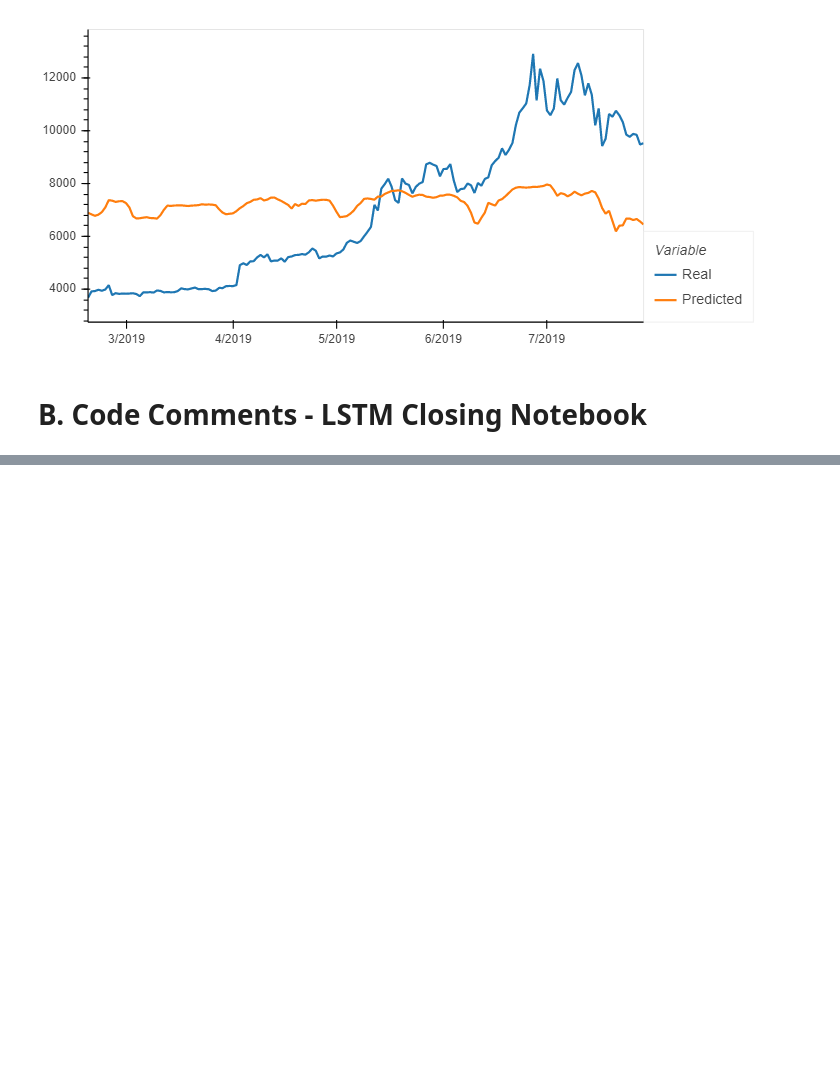
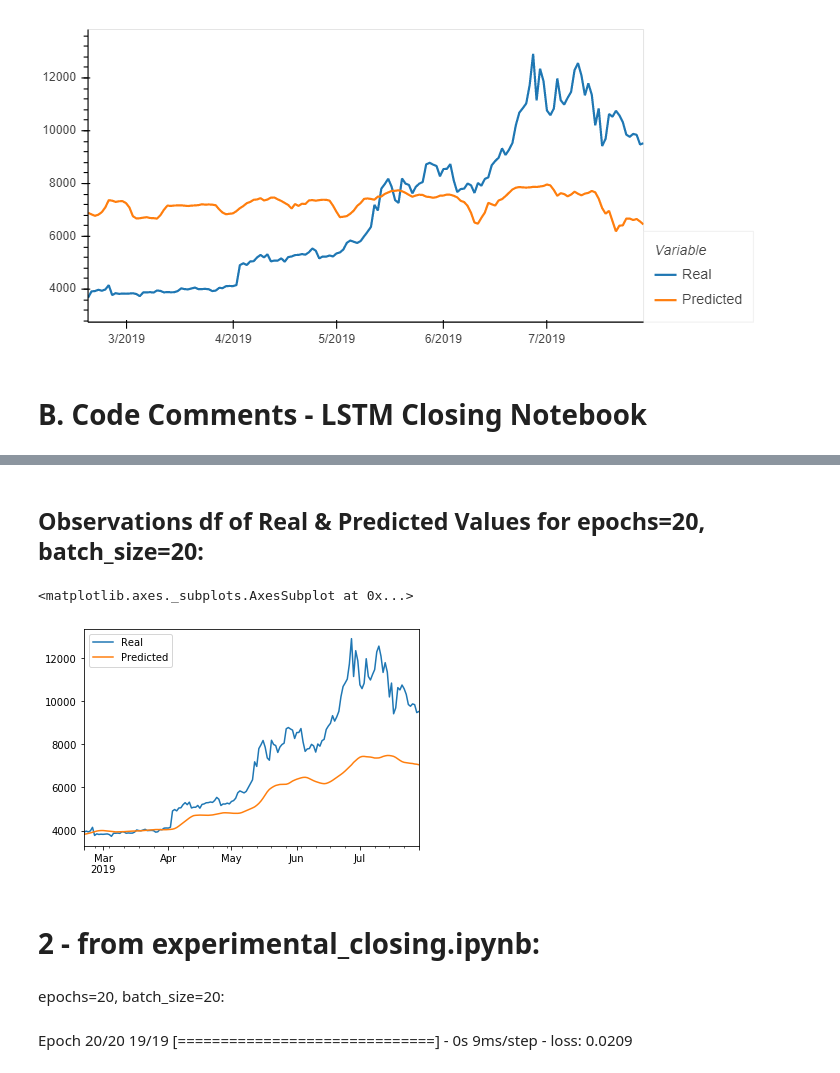
Before and after one commit to yrlbaker/Unit_14_HW, a Jupyter notebook: 14-Deep-Learning/Instructions/Starter_Code/Code_comments.ipynb, the cells around one changed output, grey strips where cells are left out. Saved outputs shown, nothing was run; the diff lists cells and outputs as text; code cells hidden in the pictures; blank space fills up the shorter version.

```diff
--- a/14-Deep-Learning/Instructions/Starter_Code/Code_comments.ipynb
+++ b/14-Deep-Learning/Instructions/Starter_Code/Code_comments.ipynb
@@ -114,0 +140,7 @@ stocks.hvplot()
+# %%
+# Create a DataFrame of Real and Predicted values
+stocks = pd.DataFrame({
+    "Real": real_prices.ravel(),
+    "Predicted": predicted_prices.ravel()
+}, index = df.index[-len(real_prices): ])
+stocks.head()
@@ -114,0 +166,15 @@ stocks.hvplot()
+# %% [markdown]
+## Observations df of Real & Predicted Values for epochs=20, batch_size=20:
+# %%
+# Plot the real vs predicted values as a line chart
+stocks.plot()
+# %% [output]
+<matplotlib.axes._subplots.AxesSubplot at 0x...>
+[figure, added]
+# %% [markdown]
+# 2 - from experimental_closing.ipynb:
+# %% [markdown]
+epochs=20, batch_size=20:
+# %% [markdown]
+Epoch 20/20
+19/19 [==============================] - 0s 9ms/step - loss: 0.0209
```
Also changed, not shown: parts of 11 cells of this notebook, 2 other files.
